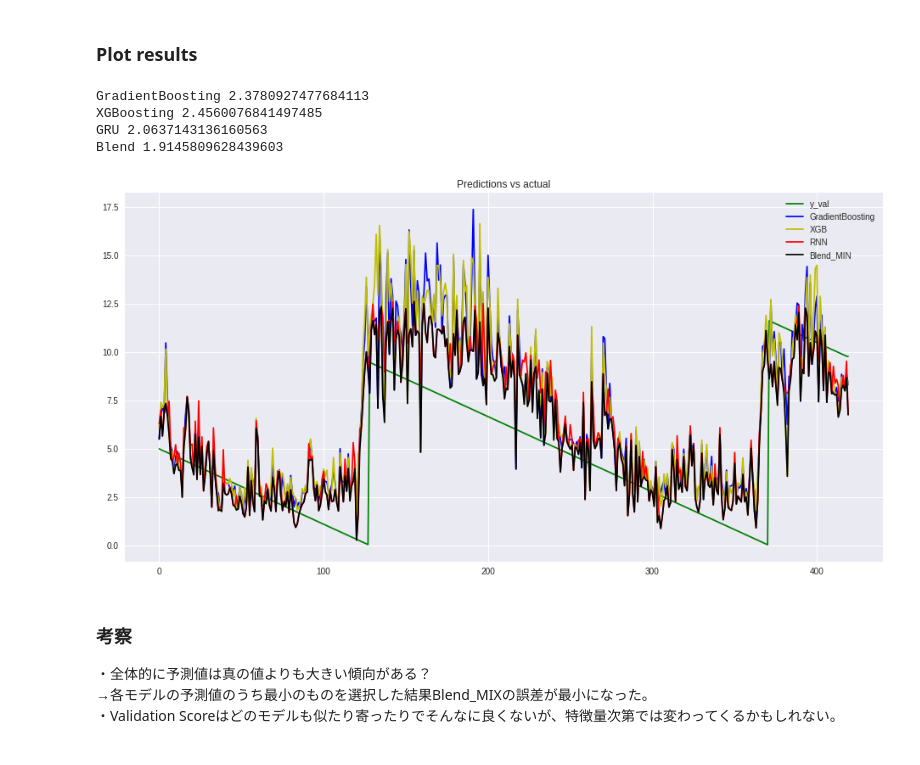
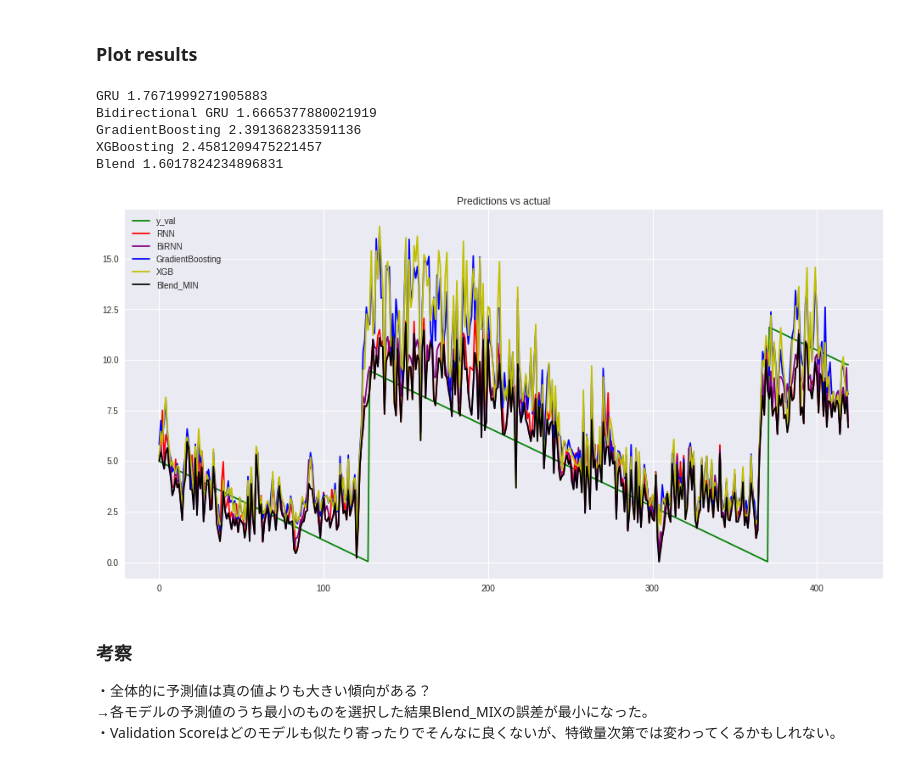
Before and after one commit to ttya16/kaggle_LANL_Earthquake_Prediction, a Jupyter notebook: kaggle_LANL_earthquake_prediction.ipynb, the cells around one changed output. Drawn from its saved outputs; the diff is of its cells as text; code cells hidden in the pictures.

```diff
--- a/kaggle_LANL_earthquake_prediction.ipynb
+++ b/kaggle_LANL_earthquake_prediction.ipynb
@@ -159,13 +152,21 @@ def gen_features(X):
     strain.append(X.max() - X.min())
 
     #modified 19.03.21
-    for edge_rows in [10000, 20000, 50000]:
+    for edge_rows in [25000, 50000]:
       strain.append(X[:edge_rows].mean())
       strain.append(X[:edge_rows].std())
+      strain.append(X[:edge_rows].max())
       strain.append(np.mean(np.diff(X[:edge_rows])))
+      strain.append(np.std(np.diff(X[:edge_rows])))
+      strain.append(np.mean(np.cumsum(np.abs(X[:edge_rows]))))
+      strain.append(np.std(np.cumsum(np.abs(X[:edge_rows]))))
       strain.append(X[-edge_rows:].mean())
       strain.append(X[-edge_rows:].std())
+      strain.append(X[-edge_rows:].max())
       strain.append(np.mean(np.diff(X[-edge_rows:])))
+      strain.append(np.std(np.diff(X[-edge_rows:])))
+      strain.append(np.mean(np.cumsum(np.abs(X[-edge_rows:]))))
+      strain.append(np.std(np.cumsum(np.abs(X[-edge_rows:]))))
 
 
     #rolling data of window size 100
@@ -303,7 +308,7 @@ n_features = X_tr.shape[1]
 
 model = Sequential()
 model.add(CuDNNGRU(48, input_shape=(None, n_features)))
-model.add(Dense(10, activation='relu'))
+model.add(Dense(10, activation='elu'))
 model.add(BatchNormalization())
 model.add(Dropout(0.2))
 model.add(Dense(1))
@@ -328,2 +333,15 @@ Trainable params: 12,041
 Non-trainable params: 20
 _________________________________________________________________
+# %%
+#Bidirectional GRU (modified 190321)
+from keras.models import Sequential
+from keras.layers import Dense, GRU, CuDNNGRU, Dropout, BatchNormalization, Bidirectional
+
+model_bi = Sequential()
+model_bi.add(Bidirectional(CuDNNGRU(48), input_shape=(None, n_features)))
+model_bi.add(Dense(10, activation='elu'))
+model_bi.add(BatchNormalization())
+model_bi.add(Dropout(0.2))
+model_bi.add(Dense(1))
+
+model_bi.summary()
@@ -354 +391,6 @@ Epoch 20/20
 <keras.callbacks.History at 0x...>
+# %%
+#compile & train bidirectional RNN model
+from keras.optimizers import adam
+model_bi.compile(optimizer = adam(lr=0.005), loss='MAE')
+model_bi.fit(X_tr_reshaped, y_tr, epochs=20, batch_size=32, verbose=1)
@@ -357,37 +418,43 @@ Epoch 20/20
 # %%
 X_val_reshaped = np.reshape(np.array(X_val), (X_val.shape[0], 1, X_val.shape[1]))
 
 y_pred_rnn = model.predict(X_val_reshaped)
+y_pred_birnn = model_bi.predict(X_val_reshaped)
 y_pred_gbrt = gbrt.predict(X_val)
 y_pred_xgb = xgb_model.predict(X_val)
-y_pred_blend_min = np.minimum(np.minimum(np.reshape(y_pred_rnn, (y_pred_rnn.shape[0],)), y_pred_gbrt), y_pred_xgb)
+y_pred_blend_min = np.stack([np.reshape(y_pred_rnn, (y_pred_rnn.shape[0],)), np.reshape(y_pred_birnn, (y_pred_birnn.shape[0],)),  y_pred_gbrt, y_pred_xgb], axis=1).min(axis=1)
 
+val_error_rnn = mean_absolute_error(y_val, y_pred_rnn)
+val_error_birnn = mean_absolute_error(y_val, y_pred_birnn)
 val_error_gbrt = mean_absolute_error(y_val, y_pred_gbrt)
 val_error_xgb = mean_absolute_error(y_val, y_pred_xgb)
-val_error_rnn = mean_absolute_error(y_val, y_pred_rnn)
 val_error_blend_min = mean_absolute_error(y_val, y_pred_blend_min)
+
+print("GRU", val_error_rnn)
+print("Bidirectional GRU", val_error_birnn)
 print("GradientBoosting",val_error_gbrt)
 print("XGBoosting", val_error_xgb)
-print("GRU", val_error_rnn)
 print("Blend", val_error_blend_min)
 
 import matplotlib.pyplot as plt
 
 plt.figure(figsize=(16, 8))
 plt.plot(np.array(y_val), color='g', label='y_val')
+plt.plot(y_pred_rnn, color='r', label='RNN')
+plt.plot(y_pred_birnn, color='purple', label='BiRNN')
 plt.plot(y_pred_gbrt, color='b', label='GradientBoosting')
 plt.plot(y_pred_xgb, color='y', label='XGB')
-plt.plot(y_pred_rnn, color='r', label='RNN')
 plt.plot(y_pred_blend_min, color='k', label='Blend_MIN')
 plt.legend()
 plt.title('Predictions vs actual')
 plt.show()
 # %% [output]
-GradientBoosting 2.3780927477684113
-XGBoosting 2.4560076841497485
-GRU 2.0637143136160563
-Blend 1.9145809628439603
+GRU 1.7671999271905883
+Bidirectional GRU 1.6665377880021919
+GradientBoosting 2.391368233591136
+XGBoosting 2.4581209475221457
+Blend 1.6017824234896831
-[figure, old version]
+[figure, new version]
 # %% [markdown]
 ### 考察
 
```
Also changed, not shown: parts of 15 cells of this notebook.
